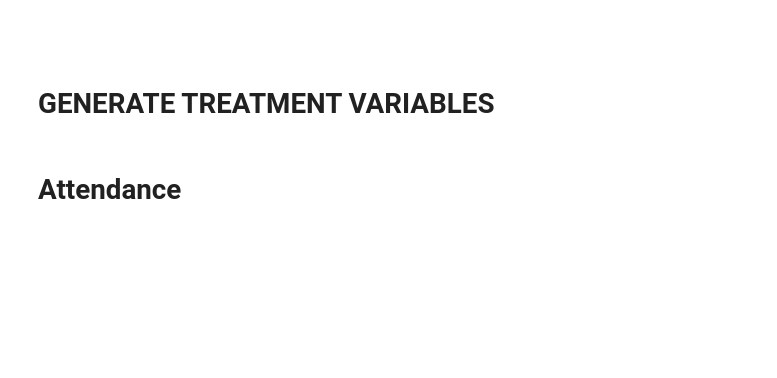
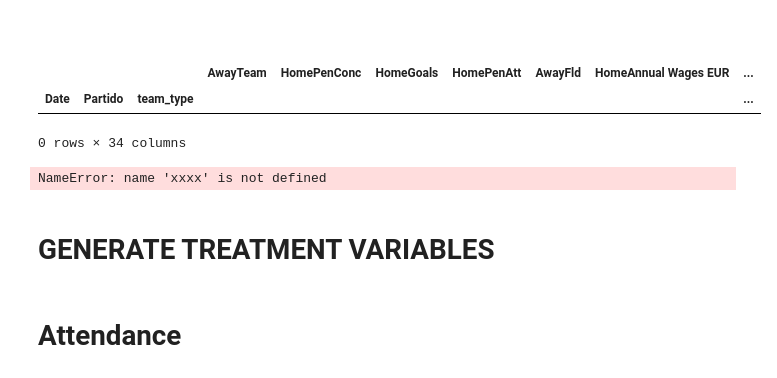
Before and after one commit to aaron4795/Thesis, a Jupyter notebook: Python/Code/[8 Final Merging.ipynb, the cells around one changed output. Cells and saved outputs as stored; diff of their text form; code cells hidden in the pictures; blank space fills up the shorter version.

```diff
--- a/Python/Code/[8 Final Merging.ipynb
+++ b/Python/Code/[8 Final Merging.ipynb
@@ -135,0 +209,12 @@ Final1 = pd.read_excel('Datasets/FullTeamProbit.xlsx')
+# %%
+# Reshape the dataset from wide to long format
+Final1 = pd.wide_to_long(Final1, stubnames=['Home', 'Away'], i=['Date', 'Partido'], j='team_type', sep='')
+#Final1 = Final1.reset_index()
+
+# theres something wrong with this
+# %%
+Final1
+# %% [output]
+|  |  |  | AwayTeam | HomePenConc | HomeGoals | HomePenAtt | AwayFld | HomeAnnual Wages EUR | ... |
+| Date | Partido | team_type |  |  |  |  |  |  | ... |
+0 rows × 34 columns
@@ -136,3 +223,43 @@ Final1 = pd.read_excel('Datasets/FullTeamProbit.xlsx')
+# %%
+xxxx# Rename columns to reflect the new long format
+Final1.rename(columns={'HomeTeam': 'Team', 'HomeGoals': 'Goals', 'HomeFouls': 'Fouls',
+                        'HomeYellow': 'Yellow', 'HomeRed': 'Red', 'HomeFld': 'Fld',
+                        'HomeOffsides': 'Offsides', 'HomePenAtt': 'PenAtt', 'HomePenConc': 'PenConc',
+                        'HomeAnnualWagesEUR': 'AnnualWagesEUR', 'HomeMktValue': 'MktValue',
+                        'AwayTeam': 'Team', 'AwayGoals': 'Goals', 'AwayFouls': 'Fouls',
+                        'AwayYellow': 'Yellow', 'AwayRed': 'Red', 'AwayFld': 'Fld',
+                        'AwayOffsides': 'Offsides', 'AwayPenAtt': 'PenAtt', 'AwayPenConc': 'PenConc',
+                        'AwayAnnualWagesEUR': 'AnnualWagesEUR', 'AwayMktValue': 'MktValue'}, inplace=True)
+
+# Create the 'Local' indicator (1 for Home, 0 for Away)
+Final1['Local'] = (Final1['team_type'] == 'Home').astype(int)
+
+# Create the 'Win' variable
+Final1['Win'] = ((Final1['FinalResult'] == 1) & (Final1['Local'] == 1)) | \
+                 ((Final1['FinalResult'] == 3) & (Final1['Local'] == 0))
+Final1['Win'] = Final1['Win'].astype(int)
+
+# Sort data to ensure correct pairing of home and away teams
+Final1.sort_values(by=['date', 'Partido', 'Local'], inplace=True)
+
+# Calculate differences in market value and goals
+Final1['DiffMktValue'] = Final1.groupby(['date', 'Partido'])['MktValue'].diff(periods=1)
+Final1['DiffMktValue'] = Final1.groupby(['date', 'Partido'])['DiffMktValue'].transform(lambda x: x.iloc[0] if pd.isnull(x.iloc[0]) else -x)
+
+Final1['GoalDiff'] = Final1.groupby(['date', 'Partido'])['Goals'].diff(periods=1)
+Final1['GoalDiff'] = Final1.groupby(['date', 'Partido'])['GoalDiff'].transform(lambda x: x.iloc[0] if pd.isnull(x.iloc[0]) else -x)
+
+# Create "Favor" and "Contra" variables for cards
+Final1['YellowFavor'] = Final1.groupby(['date', 'Partido'])['Yellow'].transform(lambda x: x.iloc[0] if Final1['Local'].iloc[x.index].iloc[0] == 0 else x.iloc[1])
+Final1['YellowContra'] = Final1.groupby(['date', 'Partido'])['Yellow'].transform(lambda x: x.iloc[0] if Final1['Local'].iloc[x.index].iloc[0] == 1 else x.iloc[1])
+
+Final1['RedFavor'] = Final1.groupby(['date', 'Partido'])['Red'].transform(lambda x: x.iloc[0] if Final1['Local'].iloc[x.index].iloc[0] == 0 else x.iloc[1])
+Final1['RedContra'] = Final1.groupby(['date', 'Partido'])['Red'].transform(lambda x: x.iloc[0] if Final1['Local'].iloc[x.index].iloc[0] == 1 else x.iloc[1])
+
+# Display the first few rows of the transformed dataframe
+print(Final1.head())
+# %% [output]
+NameError: name 'xxxx' is not defined
 # %%
 # Handle missing data for Fouls, Fld, and Offsides by setting them to missing if the year is before 2005
 vars = ['Fouls', 'Fld', 'Offsides']
```
Also changed, not shown: parts of 52 cells of this notebook, 9 other files.
